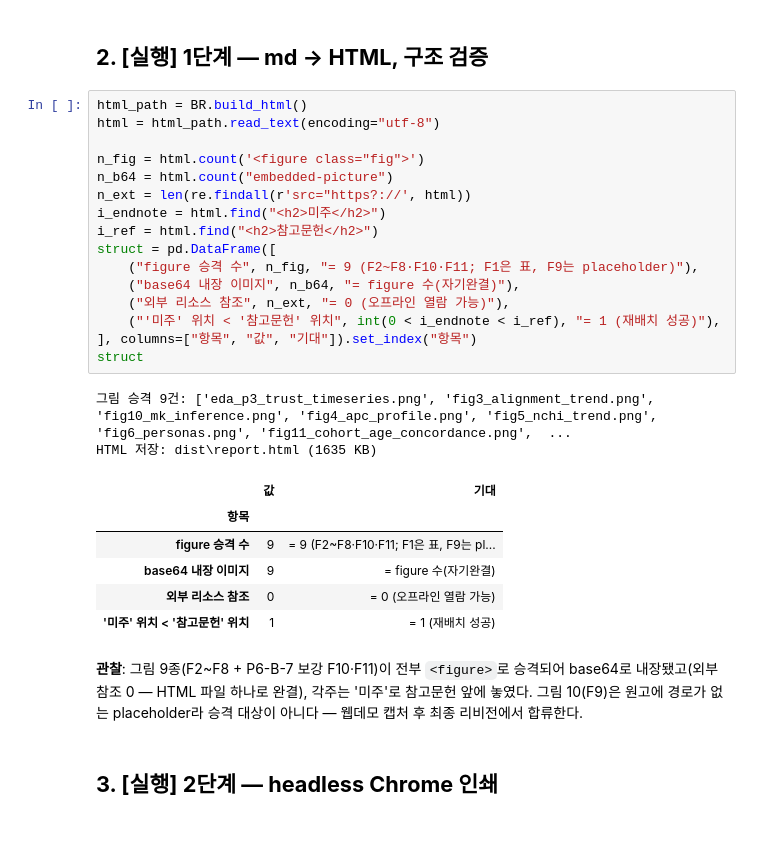
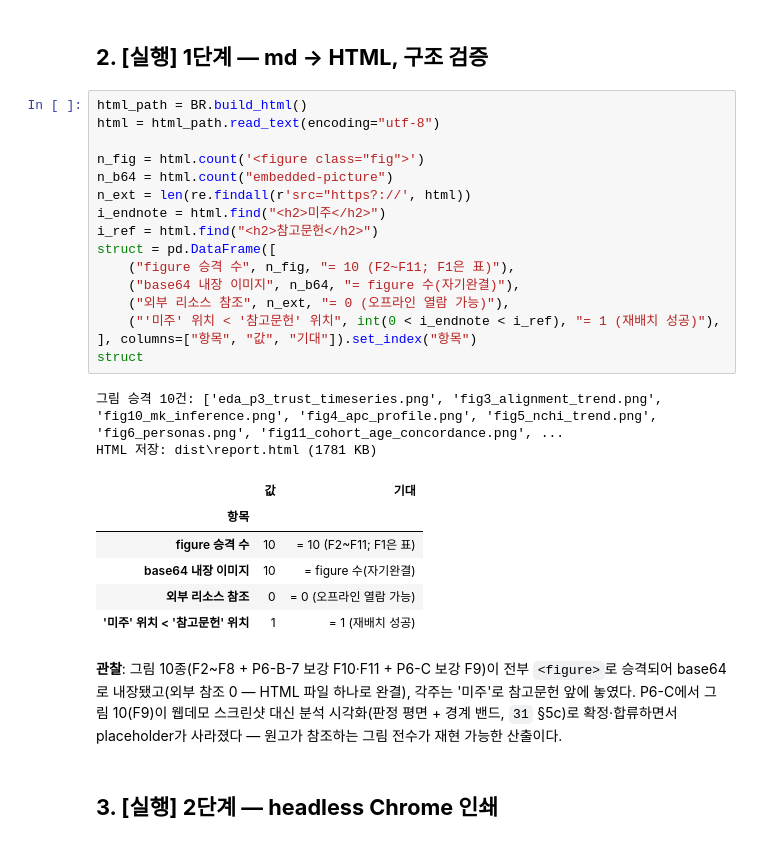
Before and after one commit to Dacon-Organization/Media-Statistics-Analysis-and-Utilization-Competition, a Jupyter notebook: notebooks/32-report-typeset.ipynb, the cells around one changed output. Drawn from its saved outputs; the diff is of its cells as text.

```diff
--- a/notebooks/32-report-typeset.ipynb
+++ b/notebooks/32-report-typeset.ipynb
@@ -81,30 +81,30 @@ Chrome: C:\Program Files\Google\Chrome\Application\chrome.exe
 # %%
 html_path = BR.build_html()
 html = html_path.read_text(encoding="utf-8")
 
 n_fig = html.count('<figure class="fig">')
 n_b64 = html.count("embedded-picture")
 n_ext = len(re.findall(r'src="https?://', html))
 i_endnote = html.find("<h2>미주</h2>")
 i_ref = html.find("<h2>참고문헌</h2>")
 struct = pd.DataFrame([
-    ("figure 승격 수", n_fig, "= 9 (F2~F8·F10·F11; F1은 표, F9는 placeholder)"),
+    ("figure 승격 수", n_fig, "= 10 (F2~F11; F1은 표)"),
     ("base64 내장 이미지", n_b64, "= figure 수(자기완결)"),
     ("외부 리소스 참조", n_ext, "= 0 (오프라인 열람 가능)"),
     ("'미주' 위치 < '참고문헌' 위치", int(0 < i_endnote < i_ref), "= 1 (재배치 성공)"),
 ], columns=["항목", "값", "기대"]).set_index("항목")
 struct
 # %% [output]
-그림 승격 9건: ['eda_p3_trust_timeseries.png', 'fig3_alignment_trend.png', 'fig10_mk_inference.png', 'fig4_apc_profile.png', 'fig5_nchi_trend.png', 'fig6_personas.png', 'fig11_cohort_age_concordance.png',  ...
-HTML 저장: dist\report.html (1635 KB)
+그림 승격 10건: ['eda_p3_trust_timeseries.png', 'fig3_alignment_trend.png', 'fig10_mk_inference.png', 'fig4_apc_profile.png', 'fig5_nchi_trend.png', 'fig6_personas.png', 'fig11_cohort_age_concordance.png', ...
+HTML 저장: dist\report.html (1781 KB)
 |  | 값 | 기대 |
 | 항목 |  |  |
-| figure 승격 수 | 9 | = 9 (F2~F8·F10·F11; F1은 표, F9는 pl... |
-| base64 내장 이미지 | 9 | = figure 수(자기완결) |
+| figure 승격 수 | 10 | = 10 (F2~F11; F1은 표) |
+| base64 내장 이미지 | 10 | = figure 수(자기완결) |
 | 외부 리소스 참조 | 0 | = 0 (오프라인 열람 가능) |
 | '미주' 위치 < '참고문헌' 위치 | 1 | = 1 (재배치 성공) |
 # %% [markdown]
-**관찰**: 그림 9종(F2~F8 + P6-B-7 보강 F10·F11)이 전부 `<figure>`로 승격되어 base64로 내장됐고(외부 참조 0 — HTML 파일 하나로 완결), 각주는 '미주'로 참고문헌 앞에 놓였다. 그림 10(F9)은 원고에 경로가 없는 placeholder라 승격 대상이 아니다 — 웹데모 캡처 후 최종 리비전에서 합류한다.
+**관찰**: 그림 10종(F2~F8 + P6-B-7 보강 F10·F11 + P6-C 보강 F9)이 전부 `<figure>`로 승격되어 base64로 내장됐고(외부 참조 0 — HTML 파일 하나로 완결), 각주는 '미주'로 참고문헌 앞에 놓였다. P6-C에서 그림 10(F9)이 웹데모 스크린샷 대신 분석 시각화(판정 평면 + 경계 밴드, `31` §5c)로 확정·합류하면서 placeholder가 사라졌다 — 원고가 참조하는 그림 전수가 재현 가능한 산출이다.
 # %% [markdown]
 ## **3. [실행] 2단계 — headless Chrome 인쇄**
 # %%
```
Also changed, not shown: parts of 7 cells of this notebook, 44 other files.
